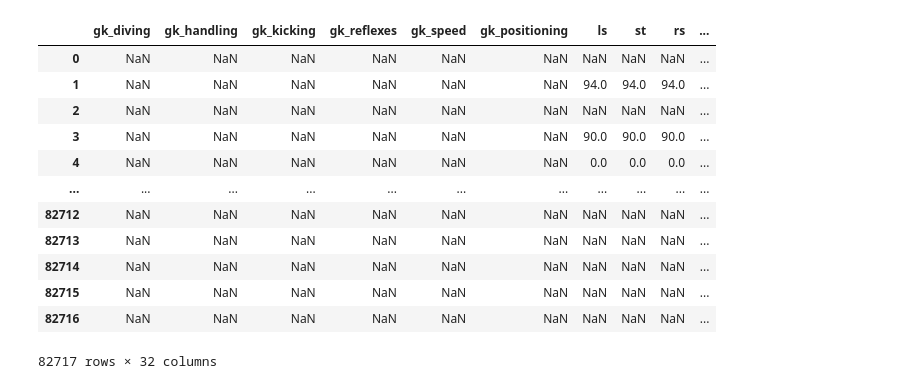
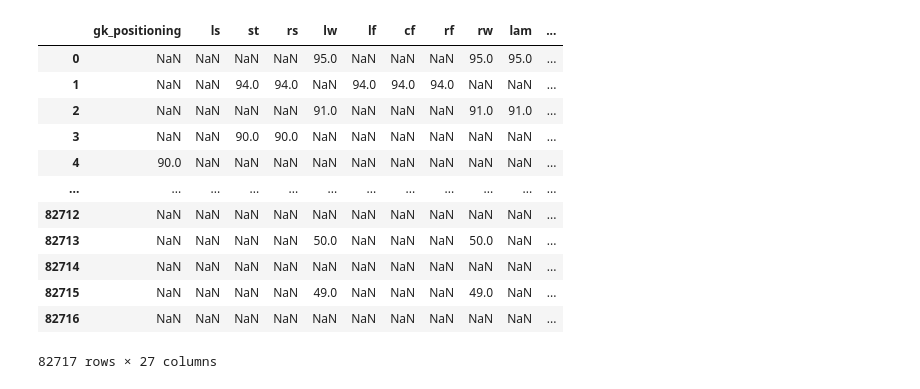
Before and after one commit to ApekshaAgnihotri/FIFA_Player_Position_Prediction, a Jupyter notebook: data1.ipynb, the cells around one changed output. Cells and saved outputs as stored; diff of their text form; code cells hidden in the pictures.

```diff
--- a/data1.ipynb
+++ b/data1.ipynb
@@ -16,7 +16,7 @@ os.chdir(path)
 
 attribute_columns=["sofifa_id","short_name","long_name","age","height_cm","weight_kg","nationality","club","overall","potential","preferred_foot","international_reputation","weak_foot","skill_moves","work_rate","body_type","player_tags","loaned_from","contract_valid_until","pace","shooting","passing","dribbling","defending","physic","player_traits ","attacking_crossing","attacking_finishing","attacking_heading_accuracy","attacking_short_passing","attacking_volleys","skill_dribbling","skill_curve","skill_fk_accuracy","skill_long_passing","skill_ball_control","movement_acceleration","movement_sprint_speed","movement_agility","movement_reactions","movement_balance","power_shot_power","power_jumping","power_stamina","power_strength","power_long_shots","mentality_aggression","mentality_interceptions","mentality_positioning","mentality_vision","mentality_penalties","mentality_composure","defending_marking","defending_standing_tackle","defending_sliding_tackle","goalkeeping_diving","goalkeeping_handling","goalkeeping_kicking","goalkeeping_positioning","goalkeeping_reflexes"]
 attribute_columns1=["age","height_cm","weight_kg","overall","potential","preferred_foot","international_reputation","weak_foot","skill_moves","work_rate","body_type","player_tags","contract_valid_until","pace","shooting","passing","dribbling","defending","physic","player_traits ","attacking_crossing","attacking_finishing","attacking_heading_accuracy","attacking_short_passing","attacking_volleys","skill_dribbling","skill_curve","skill_fk_accuracy","skill_long_passing","skill_ball_control","movement_acceleration","movement_sprint_speed","movement_agility","movement_reactions","movement_balance","power_shot_power","power_jumping","power_stamina","power_strength","power_long_shots","mentality_aggression","mentality_interceptions","mentality_positioning","mentality_vision","mentality_penalties","mentality_composure","defending_marking","defending_standing_tackle","defending_sliding_tackle","goalkeeping_diving","goalkeeping_handling","goalkeeping_kicking","goalkeeping_positioning","goalkeeping_reflexes"]
-label_columns=["sofifa_id","gk_diving","gk_handling","gk_kicking","gk_reflexes","gk_speed","gk_positioning","ls","st","rs","lw","lf","cf","rf","rw","lam","cam","ram","lm","lcm","cm","rcm","rm","lwb","ldm","cdm","rdm","rwb","lb","lcb","cb","rcb","rb"]
+label_columns=["sofifa_id","ls","st","rs","lw","lf","cf","rf","rw","lam","cam","ram","lm","lcm","cm","rcm","rm","lwb","ldm","cdm","rdm","rwb","lb","lcb","cb","rcb","rb"]
 
 
 ignored_attributes=["player_url","dob","value_eur","wage_eur","real_face","release_clause_eur","team_jersey_number","joined","nation_jersey_number"]
@@ -35,9 +35,7 @@ path2 = 'C:/Users/Gaurav Gandhi/Documents/pattern/fifa20/players_17.csv'
 path3 = 'C:/Users/Gaurav Gandhi/Documents/pattern/fifa20/players_18.csv'
 path4 = 'C:/Users/Gaurav Gandhi/Documents/pattern/fifa20/players_19.csv'
 path = 'C:/Users/Gaurav Gandhi/Documents/pattern/fifa20/players_15.csv'
-# df=pd.concat(pd.read)
-# for f in df1:
-#     df.append(pd.read_csv(f))
+
 df=pd.read_csv(path,sep=",",header="infer")
 df1=pd.read_csv(path1,sep=",",header="infer")
 df2=pd.read_csv(path2,sep=",",header="infer")
@@ -94,20 +58,39 @@ for col in label_attributes_df.columns[6:]:
+# %%
+# def extract_labels(label_attributes_df):
+ids=label_attributes_df.sofifa_id
+label_attributes_df.drop(columns=["sofifa_id"],inplace=True)
+def split_1(v):
+    if '+' in v:
+        s= v.split('+')
+        return (int(s[0])+int(s[1]))
+    else:
+        s=v.split('-')
+        return int(s[0])-int(s[1])
+p3["gk_positioning"]=p3["gk_positioning"].apply(lambda v: 0 if type(v)==str and len(v)>4 else( split_1(v) if type(v)== str and len(v)==4 else v))
+
+    # Splitting each column values by "+" and storing the addition of splitted values.
+    # Ex: label["ls"]= 93+1 =94
+for col in label_attributes_df.columns[1:]:
+    label_attributes_df[col]=label_attributes_df[col].apply(lambda v:v.split('+')).apply(lambda s: int(s[0])+int(s[1]))
 # %%
 label_attributes_df=label_attributes_df[label_attributes_df.apply(lambda x: x == label_attributes_df.max(axis = 1))]
+label_attributes_df.insert(0,"gk_positioning",p3["gk_positioning"],allow_duplicates=True)
+label_attributes_df.replace(0.0,np.nan,inplace=True)
 label_attributes_df
 # %% [output]
-|  | gk_diving | gk_handling | gk_kicking | gk_reflexes | gk_speed | gk_positioning | ls | st | rs | ... |
-| 0 | NaN | NaN | NaN | NaN | NaN | NaN | NaN | NaN | NaN | ... |
-| 1 | NaN | NaN | NaN | NaN | NaN | NaN | 94.0 | 94.0 | 94.0 | ... |
-| 2 | NaN | NaN | NaN | NaN | NaN | NaN | NaN | NaN | NaN | ... |
-| 3 | NaN | NaN | NaN | NaN | NaN | NaN | 90.0 | 90.0 | 90.0 | ... |
-| 4 | NaN | NaN | NaN | NaN | NaN | NaN | 0.0 | 0.0 | 0.0 | ... |
-| ... | ... | ... | ... | ... | ... | ... | ... | ... | ... | ... |
-| 82712 | NaN | NaN | NaN | NaN | NaN | NaN | NaN | NaN | NaN | ... |
-| 82713 | NaN | NaN | NaN | NaN | NaN | NaN | NaN | NaN | NaN | ... |
-| 82714 | NaN | NaN | NaN | NaN | NaN | NaN | NaN | NaN | NaN | ... |
-| 82715 | NaN | NaN | NaN | NaN | NaN | NaN | NaN | NaN | NaN | ... |
-| 82716 | NaN | NaN | NaN | NaN | NaN | NaN | NaN | NaN | NaN | ... |
+|  | gk_positioning | ls | st | rs | lw | lf | cf | rf | rw | lam | ... |
+| 0 | NaN | NaN | NaN | NaN | 95.0 | NaN | NaN | NaN | 95.0 | 95.0 | ... |
+| 1 | NaN | NaN | 94.0 | 94.0 | NaN | 94.0 | 94.0 | 94.0 | NaN | NaN | ... |
+| 2 | NaN | NaN | NaN | NaN | 91.0 | NaN | NaN | NaN | 91.0 | 91.0 | ... |
+| 3 | NaN | NaN | 90.0 | 90.0 | NaN | NaN | NaN | NaN | NaN | NaN | ... |
+| 4 | 90.0 | NaN | NaN | NaN | NaN | NaN | NaN | NaN | NaN | NaN | ... |
+| ... | ... | ... | ... | ... | ... | ... | ... | ... | ... | ... | ... |
+| 82712 | NaN | NaN | NaN | NaN | NaN | NaN | NaN | NaN | NaN | NaN | ... |
+| 82713 | NaN | NaN | NaN | NaN | 50.0 | NaN | NaN | NaN | 50.0 | NaN | ... |
+| 82714 | NaN | NaN | NaN | NaN | NaN | NaN | NaN | NaN | NaN | NaN | ... |
+| 82715 | NaN | NaN | NaN | NaN | 49.0 | NaN | NaN | NaN | 49.0 | NaN | ... |
+| 82716 | NaN | NaN | NaN | NaN | NaN | NaN | NaN | NaN | NaN | NaN | ... |
-82717 rows × 32 columns
+82717 rows × 27 columns
 # %%
 newdf = label_attributes_df.notnull().astype('int')
 newdf
```
Also changed, not shown: parts of 6 cells of this notebook, 2 other files.
